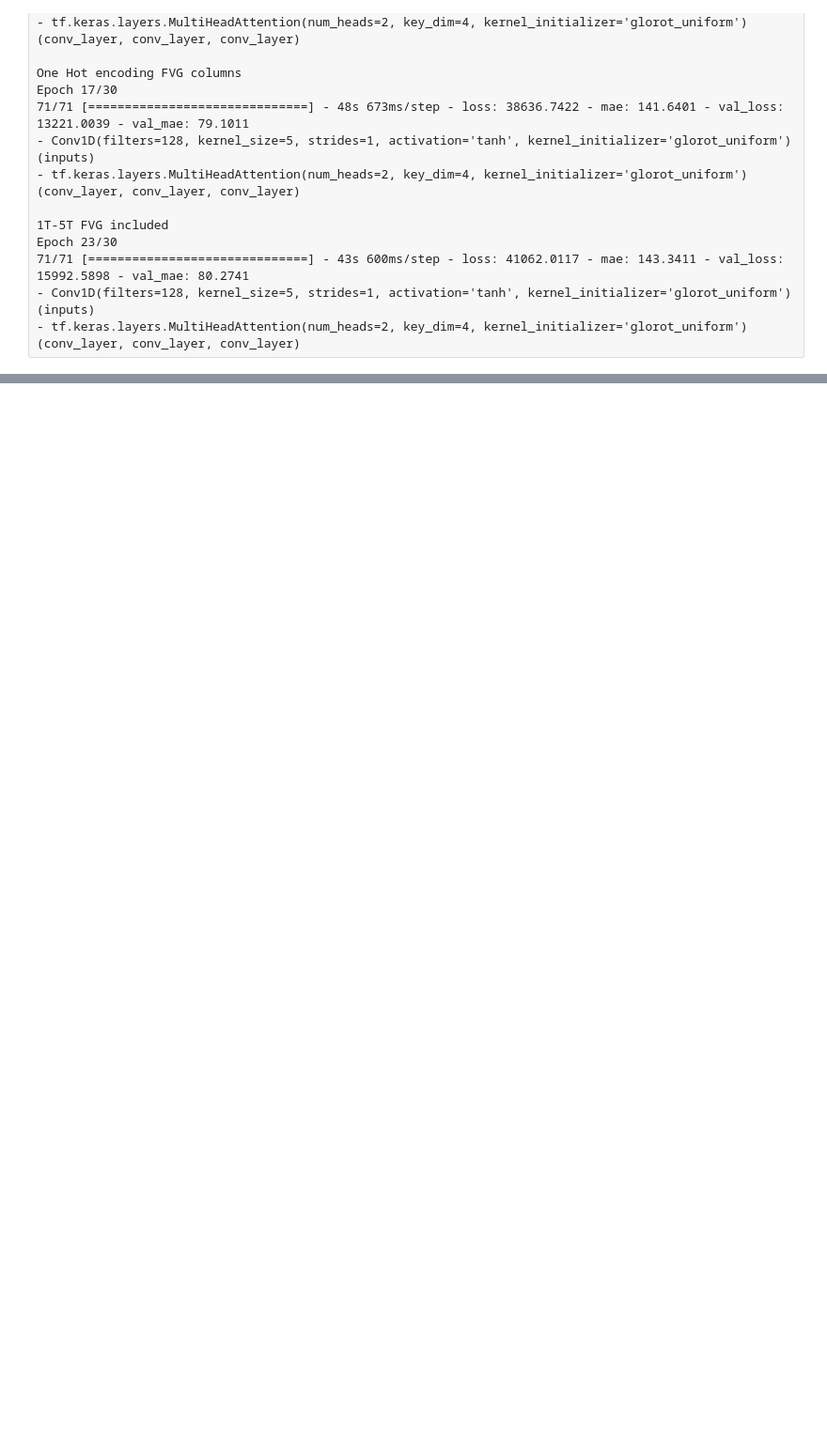
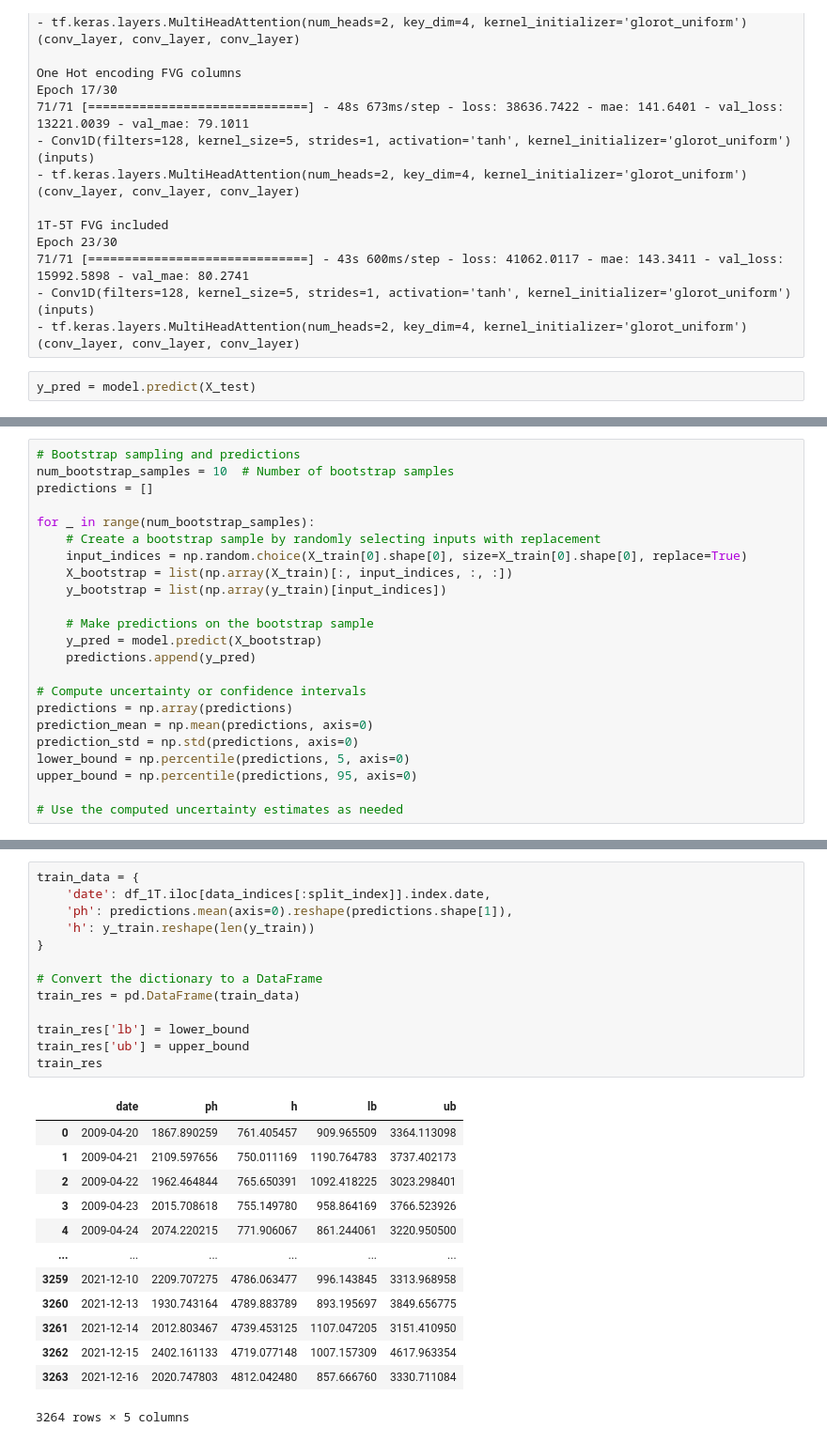
Before and after one commit to kshptl/ML-Futures, a Jupyter notebook: daily_high_low/CNN-Transformer.ipynb, the cells around one changed output, grey strips where cells are left out. Shown: that part at 94% size. Cells and saved outputs as stored; diff of their text form; blank space fills up the shorter version.

```diff
--- a/daily_high_low/CNN-Transformer.ipynb
+++ b/daily_high_low/CNN-Transformer.ipynb
@@ -305,3 +286,5 @@ Epoch 23/30
 71/71 [==============================] - 43s 600ms/step - loss: 41062.0117 - mae: 143.3411 - val_loss: 15992.5898 - val_mae: 80.2741
 - Conv1D(filters=128, kernel_size=5, strides=1, activation='tanh', kernel_initializer='glorot_uniform')(inputs)
 - tf.keras.layers.MultiHeadAttention(num_heads=2, key_dim=4, kernel_initializer='glorot_uniform')(conv_layer, conv_layer, conv_layer)
+# %%
+y_pred = model.predict(X_test)
@@ -376,0 +353,23 @@ for d,ph,h,pl,l in zip(test_indices, predictions[:, 0], actual_high, predictions
+# %%
+# Bootstrap sampling and predictions
+num_bootstrap_samples = 10  # Number of bootstrap samples
+predictions = []
+
+for _ in range(num_bootstrap_samples):
+    # Create a bootstrap sample by randomly selecting inputs with replacement
+    input_indices = np.random.choice(X_train[0].shape[0], size=X_train[0].shape[0], replace=True)
+    X_bootstrap = list(np.array(X_train)[:, input_indices, :, :])
+    y_bootstrap = list(np.array(y_train)[input_indices])
+
+    # Make predictions on the bootstrap sample
+    y_pred = model.predict(X_bootstrap)
+    predictions.append(y_pred)
+
+# Compute uncertainty or confidence intervals
+predictions = np.array(predictions)
+prediction_mean = np.mean(predictions, axis=0)
+prediction_std = np.std(predictions, axis=0)
+lower_bound = np.percentile(predictions, 5, axis=0)
+upper_bound = np.percentile(predictions, 95, axis=0)
+
+# Use the computed uncertainty estimates as needed
@@ -376,0 +387,27 @@ for d,ph,h,pl,l in zip(test_indices, predictions[:, 0], actual_high, predictions
+# %%
+train_data = {
+    'date': df_1T.iloc[data_indices[:split_index]].index.date,
+    'ph': predictions.mean(axis=0).reshape(predictions.shape[1]),
+    'h': y_train.reshape(len(y_train))
+}
+
+# Convert the dictionary to a DataFrame
+train_res = pd.DataFrame(train_data)
+
+train_res['lb'] = lower_bound
+train_res['ub'] = upper_bound
+train_res
+# %% [output]
+|  | date | ph | h | lb | ub |
+| 0 | 2009-04-20 | 1867.890259 | 761.405457 | 909.965509 | 3364.113098 |
+| 1 | 2009-04-21 | 2109.597656 | 750.011169 | 1190.764783 | 3737.402173 |
+| 2 | 2009-04-22 | 1962.464844 | 765.650391 | 1092.418225 | 3023.298401 |
+| 3 | 2009-04-23 | 2015.708618 | 755.149780 | 958.864169 | 3766.523926 |
+| 4 | 2009-04-24 | 2074.220215 | 771.906067 | 861.244061 | 3220.950500 |
+| ... | ... | ... | ... | ... | ... |
+| 3259 | 2021-12-10 | 2209.707275 | 4786.063477 | 996.143845 | 3313.968958 |
+| 3260 | 2021-12-13 | 1930.743164 | 4789.883789 | 893.195697 | 3849.656775 |
+| 3261 | 2021-12-14 | 2012.803467 | 4739.453125 | 1107.047205 | 3151.410950 |
+| 3262 | 2021-12-15 | 2402.161133 | 4719.077148 | 1007.157309 | 4617.963354 |
+| 3263 | 2021-12-16 | 2020.747803 | 4812.042480 | 857.666760 | 3330.711084 |
+3264 rows × 5 columns
```
Also changed, not shown: parts of 17 cells of this notebook, 6 other files.
